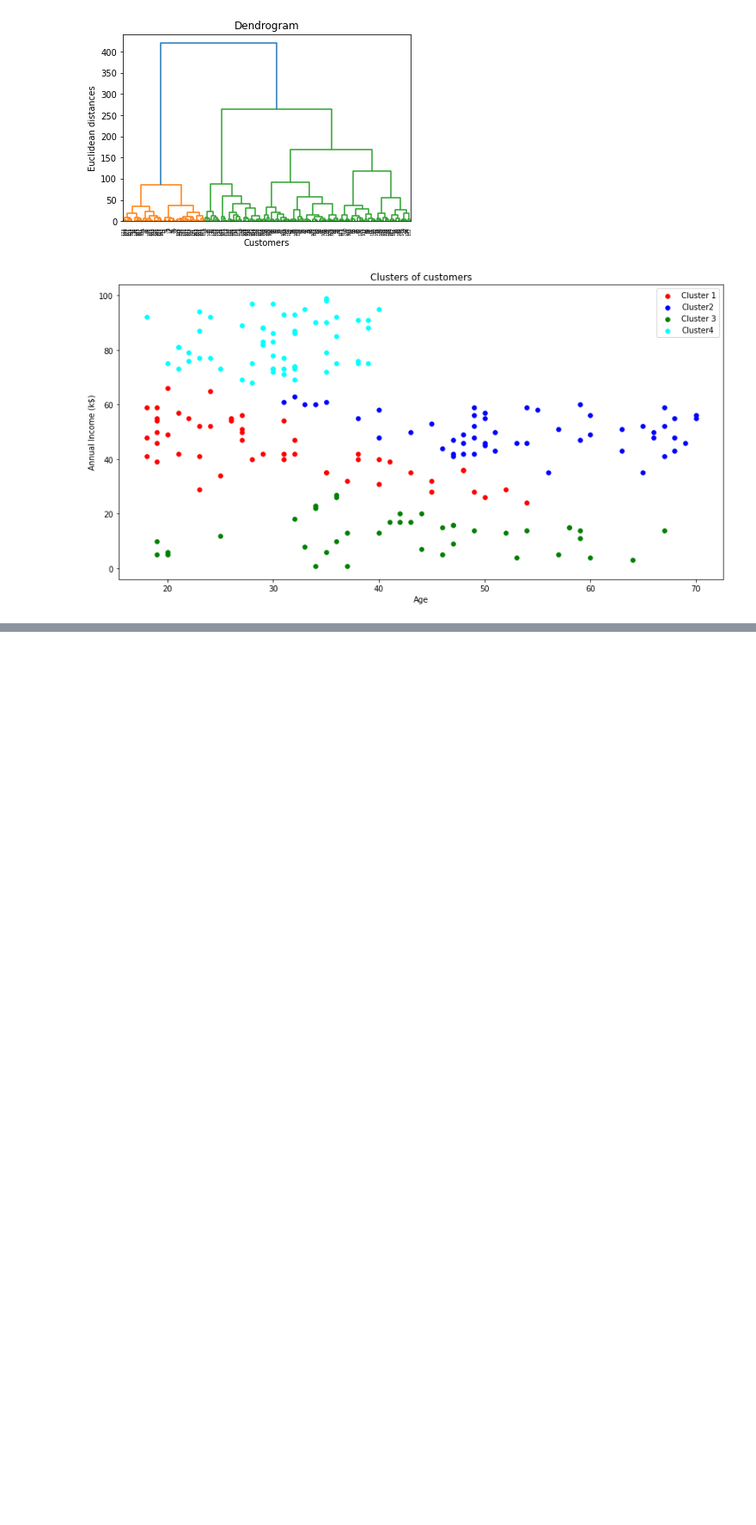
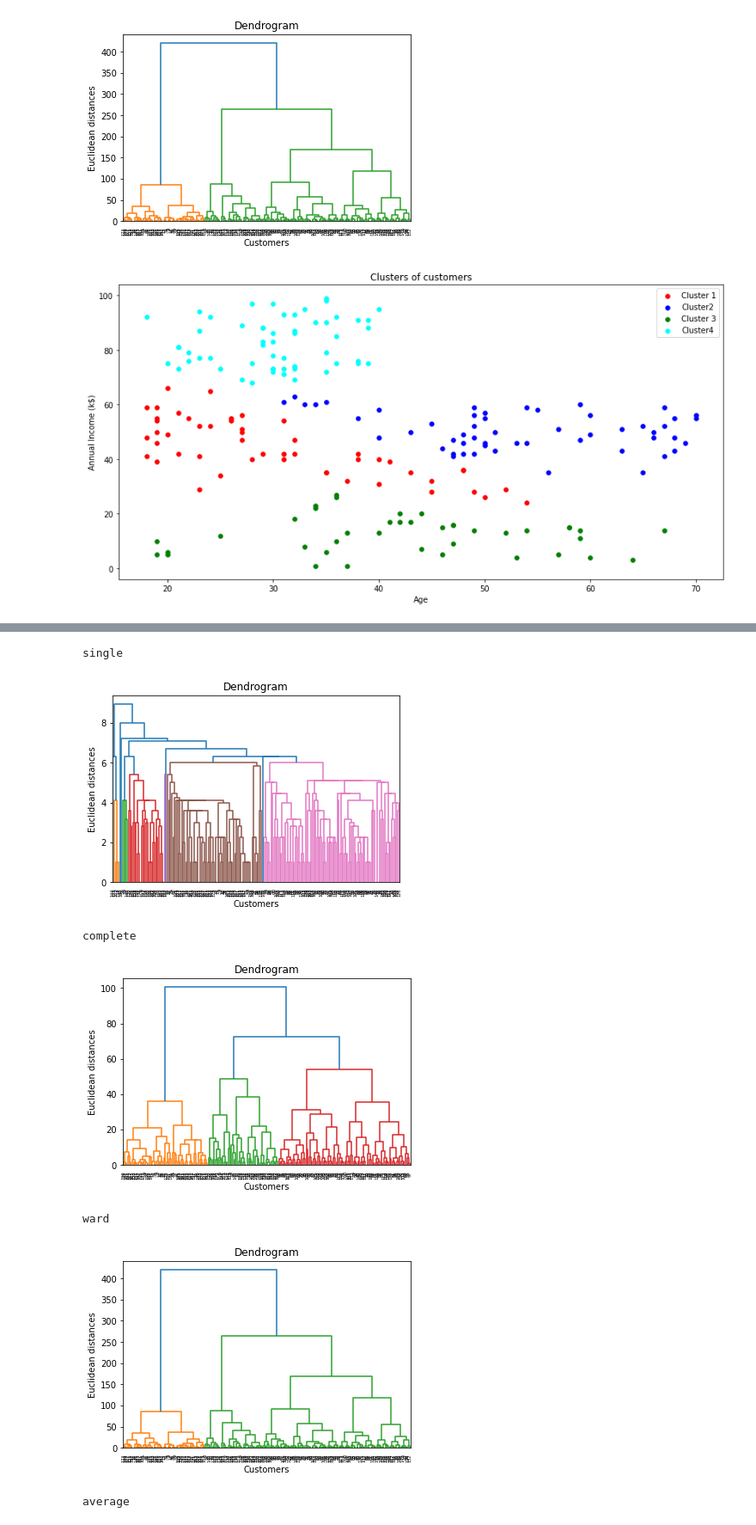
Before and after one commit to Dikshit28/python_code, a Jupyter notebook: Lab/kmeansMalldata.ipynb, the cells around one changed output, grey strips where cells are left out. Shown: that part at 86% size. Saved outputs shown, nothing was run; the diff lists cells and outputs as text; code cells hidden in the pictures; blank space fills up the shorter version.

```diff
--- a/Lab/kmeansMalldata.ipynb
+++ b/Lab/kmeansMalldata.ipynb
@@ -312,0 +312,19 @@ Text(0, 0.5, 'Annual Income (k$)')
+# %%
+# A loop that iterates over the list `types` and prints the value of `i` in each iteration.
+types=['single','complete','ward','average']
+for i in types:
+    print(i)
+    dendrogram = sch.dendrogram(sch.linkage(x, method = i))
+    plt.title('Dendrogram')
+    plt.xlabel('Customers')
+    plt.ylabel('Euclidean distances')
+
+    plt.show()
+# %% [output]
+single
+[figure, added]
+complete
+[figure, added]
+ward
+[figure, added]
+average
```
Also changed, not shown: parts of 14 cells of this notebook, 7 other files.
